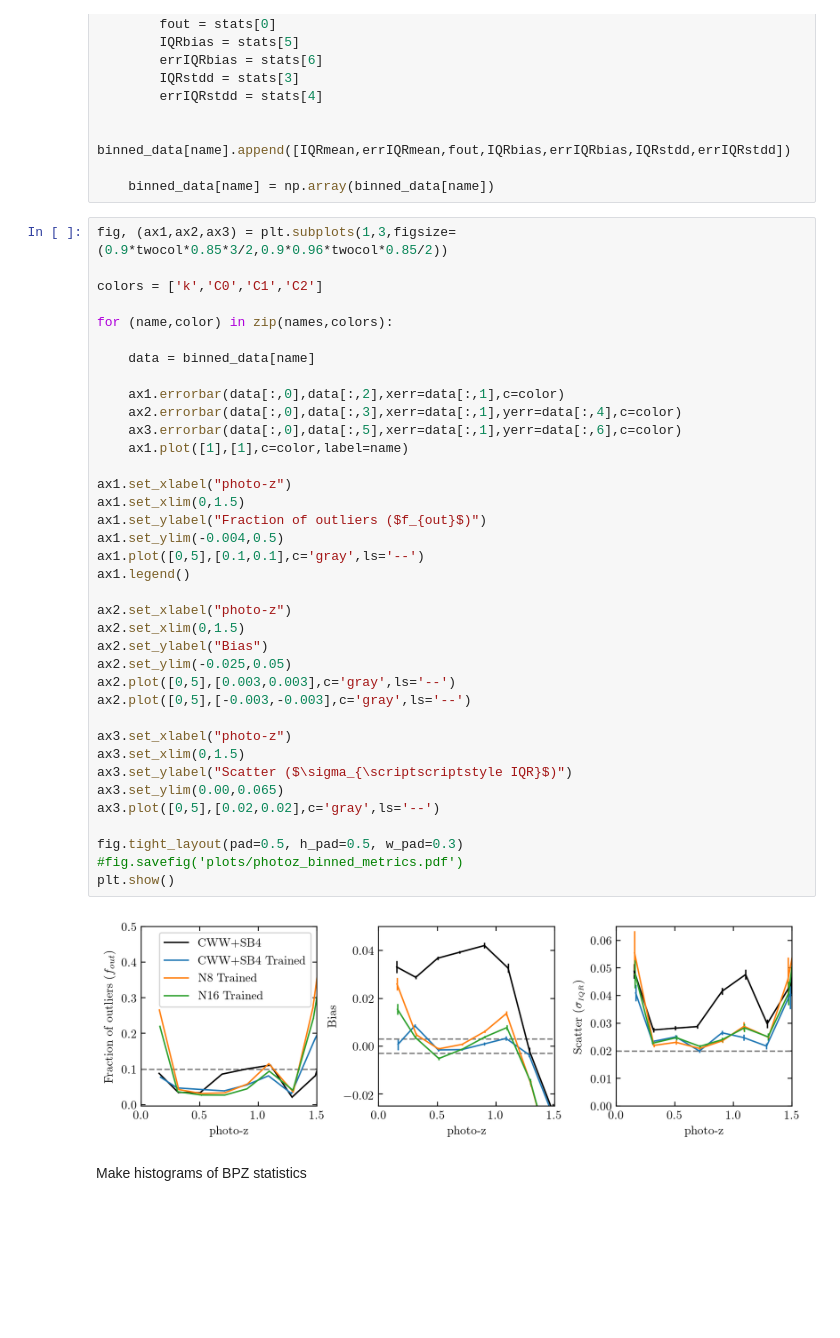
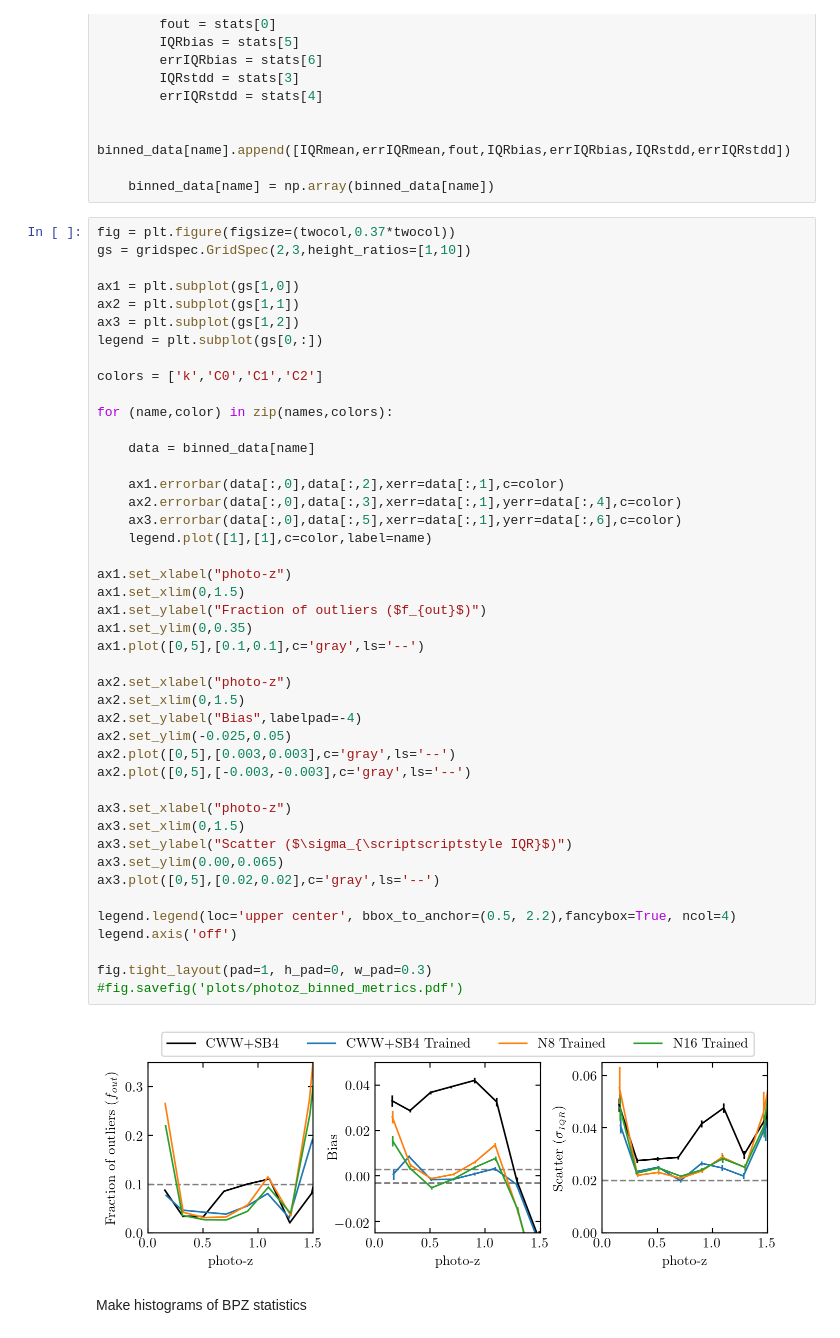
Before and after one commit to dirac-institute/photoz_template_learning, a Jupyter notebook: photoz_analysis.ipynb, the cells around one changed output. Cells and saved outputs as stored; diff of their text form; blank space fills up the shorter version.

Commit message:
Used gridspec to move the legend on the binned metrics above the plots.

```diff
--- a/photoz_analysis.ipynb
+++ b/photoz_analysis.ipynb
@@ -217,44 +217,51 @@ for name in photoz_results:
 
     binned_data[name] = np.array(binned_data[name])
 # %%
-fig, (ax1,ax2,ax3) = plt.subplots(1,3,figsize=(0.9*twocol*0.85*3/2,0.9*0.96*twocol*0.85/2))
+fig = plt.figure(figsize=(twocol,0.37*twocol))
+gs = gridspec.GridSpec(2,3,height_ratios=[1,10])
+
+ax1 = plt.subplot(gs[1,0])
+ax2 = plt.subplot(gs[1,1])
+ax3 = plt.subplot(gs[1,2])
+legend = plt.subplot(gs[0,:])
 
 colors = ['k','C0','C1','C2']
 
 for (name,color) in zip(names,colors):
 
     data = binned_data[name]
 
     ax1.errorbar(data[:,0],data[:,2],xerr=data[:,1],c=color)
     ax2.errorbar(data[:,0],data[:,3],xerr=data[:,1],yerr=data[:,4],c=color)
     ax3.errorbar(data[:,0],data[:,5],xerr=data[:,1],yerr=data[:,6],c=color)
-    ax1.plot([1],[1],c=color,label=name)
+    legend.plot([1],[1],c=color,label=name)
 
 ax1.set_xlabel("photo-z")
 ax1.set_xlim(0,1.5)
 ax1.set_ylabel("Fraction of outliers ($f_{out}$)")
-ax1.set_ylim(-0.004,0.5)
+ax1.set_ylim(0,0.35)
 ax1.plot([0,5],[0.1,0.1],c='gray',ls='--')
-ax1.legend()
 
 ax2.set_xlabel("photo-z")
 ax2.set_xlim(0,1.5)
-ax2.set_ylabel("Bias")
+ax2.set_ylabel("Bias",labelpad=-4)
 ax2.set_ylim(-0.025,0.05)
 ax2.plot([0,5],[0.003,0.003],c='gray',ls='--')
 ax2.plot([0,5],[-0.003,-0.003],c='gray',ls='--')
 
 ax3.set_xlabel("photo-z")
 ax3.set_xlim(0,1.5)
 ax3.set_ylabel("Scatter ($\sigma_{\scriptscriptstyle IQR}$)")
 ax3.set_ylim(0.00,0.065)
 ax3.plot([0,5],[0.02,0.02],c='gray',ls='--')
 
-fig.tight_layout(pad=0.5, h_pad=0.5, w_pad=0.3)
+legend.legend(loc='upper center', bbox_to_anchor=(0.5, 2.2),fancybox=True, ncol=4)
+legend.axis('off')
+
+fig.tight_layout(pad=1, h_pad=0, w_pad=0.3)
 #fig.savefig('plots/photoz_binned_metrics.pdf')
-plt.show()
 # %% [output]
-[figure, old version]
+[figure, new version]
 # %% [markdown]
 Make histograms of BPZ statistics
 # %%
```
Also changed, not shown: parts of 1 cell of this notebook, 1 other file.
